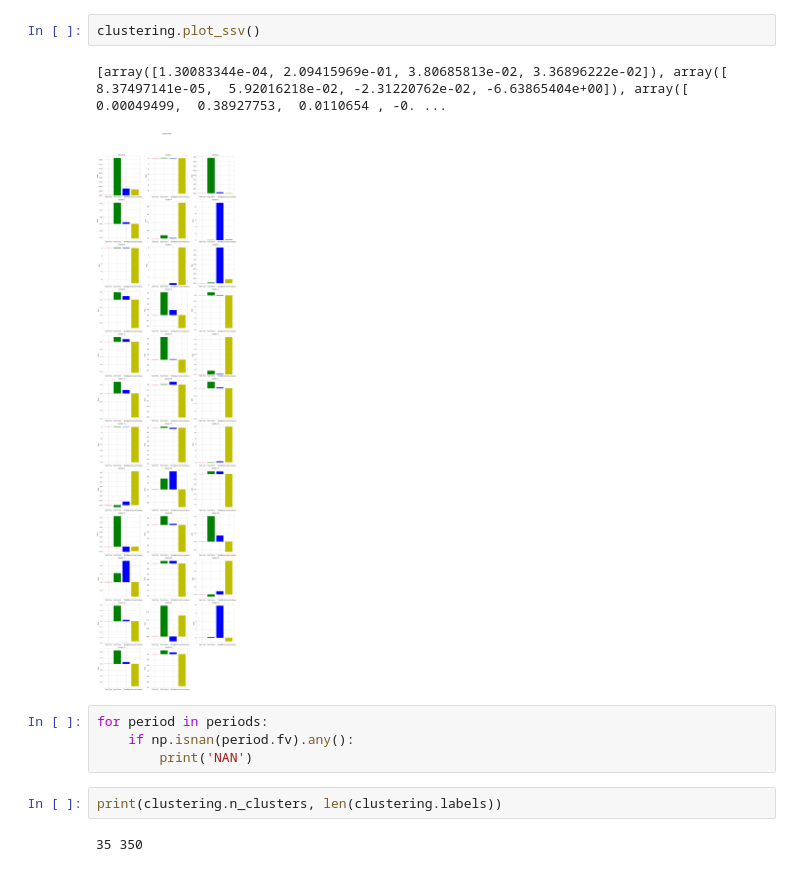
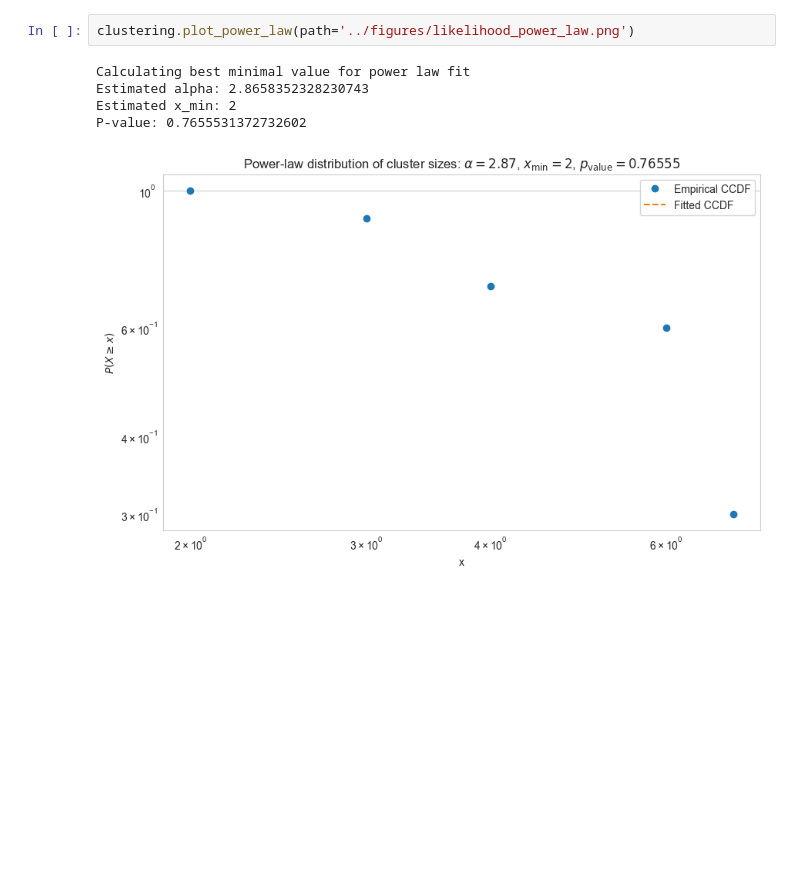
Before and after one commit to AdamZinebii/Intraday-Market-Activity-Clustering, a Jupyter notebook: examples/likelihood_clustering.ipynb, the cells around one changed output. Drawn from its saved outputs; the diff is of its cells as text; blank space fills up the shorter version.

```diff
--- a/examples/likelihood_clustering.ipynb
+++ b/examples/likelihood_clustering.ipynb
@@ -97,13 +85,8 @@ clustering.plot_transition_matrix()
-# %%
-clustering.plot_ssv()
-# %% [output]
-[array([1.30083344e-04, 2.09415969e-01, 3.80685813e-02, 3.36896222e-02]), array([ 8.37497141e-05,  5.92016218e-02, -2.31220762e-02, -6.63865404e+00]), array([ 0.00049499,  0.38927753,  0.0110654 , -0. ...
-[figure, removed]
-# %%
-for period in periods:
-    if np.isnan(period.fv).any():
-        print('NAN')
-# %%
-print(clustering.n_clusters, len(clustering.labels))
-# %% [output]
-35 350
+# %%
+clustering.plot_power_law(path='../figures/likelihood_power_law.png')
+# %% [output]
+Calculating best minimal value for power law fit
+Estimated alpha: 2.8658352328230743
+Estimated x_min: 2
+P-value: 0.7655531372732602
+[figure, added]
```
Also changed, not shown: parts of 7 cells of this notebook, 7 other files.
